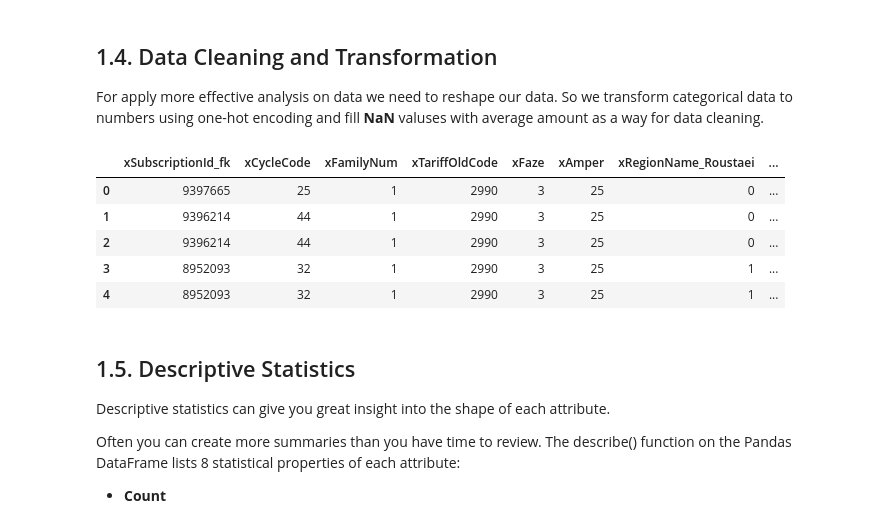
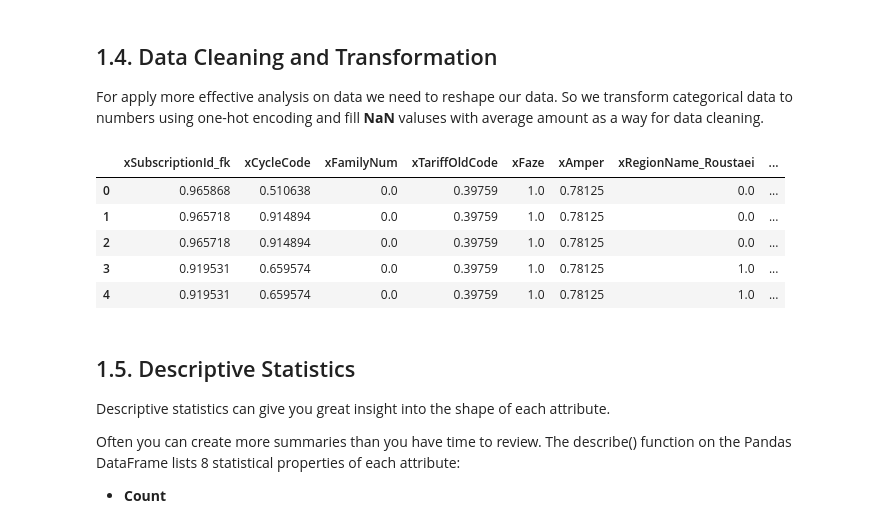
Before and after one commit to pbarjoueian/ecp, a Jupyter notebook: notebook/ecp.ipynb, the cells around one changed output. Saved outputs shown, nothing was run; the diff lists cells and outputs as text; code cells hidden in the pictures.

```diff
--- a/notebook/ecp.ipynb
+++ b/notebook/ecp.ipynb
@@ -147,38 +148,48 @@ df = df.drop('xBakhshCode', 1) # Since we can use one-hot encoded features inste
 # One-Hot Encoding on categorical values
 # use pd.concat to join the new columns with your original dataframe
 df = pd.concat([df,pd.get_dummies(df['xTimeControlCode'], prefix='xTimeControlCode')],axis=1)
 df = df.drop('xTimeControlCode', 1) # Since we can use one-hot encoded features instead
 
 # Adding new features using 'xBillStartDate' and 'xBillEndDate'.
 df['days_difference'] = df.apply (lambda row: days_difference(row.xBillStartDate, row.xBillEndDate), axis=1)
 df['month'] = df.apply (lambda row: extract_month(row.xBillStartDate), axis=1)
 
 df = df.drop('xBillStartDate', 1) # Since we've extracted useful parts before
 df = df.drop('xBillEndDate', 1) # Since we've extracted useful parts before
 
 # Move target or labels to the end of dataset
 xMeduimKw_tmp = df.pop('xMeduimKw') # remove column xMeduimKw and store it in xMeduimKw_tmp
 xHighKw_tmp = df.pop('xHighKw') # remove column xHighKw and store it in xHighKw_tmp
 xLowKw_tmp = df.pop('xLowKw') # remove column xLowKw and store it in xLowKw_tmp
 
 df['xMeduimKw']=xMeduimKw_tmp # add xMeduimKw series as a 'new' column.
 df['xHighKw']=xHighKw_tmp # add xMeduimKw series as a 'new' column.
 df['xLowKw']=xLowKw_tmp # add xMeduimKw series as a 'new' column.
 
+# Normalize values between [0, 1]
+column_names = list(df.columns.values)
+
+x = df.values
+min_max_scaler = preprocessing.MinMaxScaler()
+x_scaled = min_max_scaler.fit_transform(x)
+df = pd.DataFrame(x_scaled)
+
+df.columns = column_names
+
 df.head()
 
 # xCycleCode ???
 # xTariffOldCode ???
 
 # Save cleaned dataset for using in later analysis
 # df.to_csv('../dataset/dbBills_cleaned.csv')
 # %% [output]
 |  | xSubscriptionId_fk | xCycleCode | xFamilyNum | xTariffOldCode | xFaze | xAmper | xRegionName_Roustaei | ... |
-| 0 | 9397665 | 25 | 1 | 2990 | 3 | 25 | 0 | ... |
-| 1 | 9396214 | 44 | 1 | 2990 | 3 | 25 | 0 | ... |
-| 2 | 9396214 | 44 | 1 | 2990 | 3 | 25 | 0 | ... |
-| 3 | 8952093 | 32 | 1 | 2990 | 3 | 25 | 1 | ... |
-| 4 | 8952093 | 32 | 1 | 2990 | 3 | 25 | 1 | ... |
+| 0 | 0.965868 | 0.510638 | 0.0 | 0.39759 | 1.0 | 0.78125 | 0.0 | ... |
+| 1 | 0.965718 | 0.914894 | 0.0 | 0.39759 | 1.0 | 0.78125 | 0.0 | ... |
+| 2 | 0.965718 | 0.914894 | 0.0 | 0.39759 | 1.0 | 0.78125 | 0.0 | ... |
+| 3 | 0.919531 | 0.659574 | 0.0 | 0.39759 | 1.0 | 0.78125 | 1.0 | ... |
+| 4 | 0.919531 | 0.659574 | 0.0 | 0.39759 | 1.0 | 0.78125 | 1.0 | ... |
 # %% [markdown]
 ## 1.5. Descriptive Statistics
 
```
Also changed, not shown: parts of 5 cells of this notebook.
